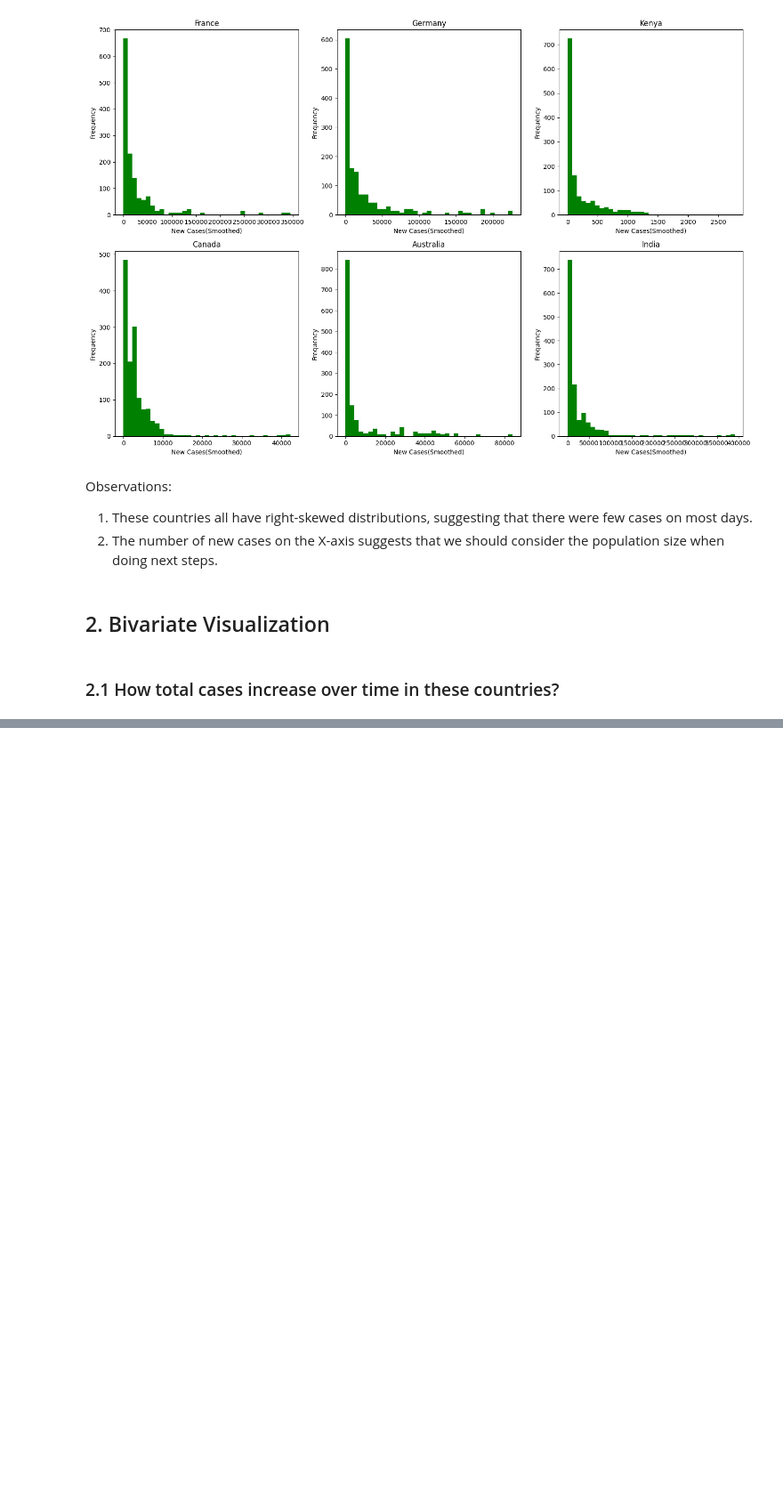
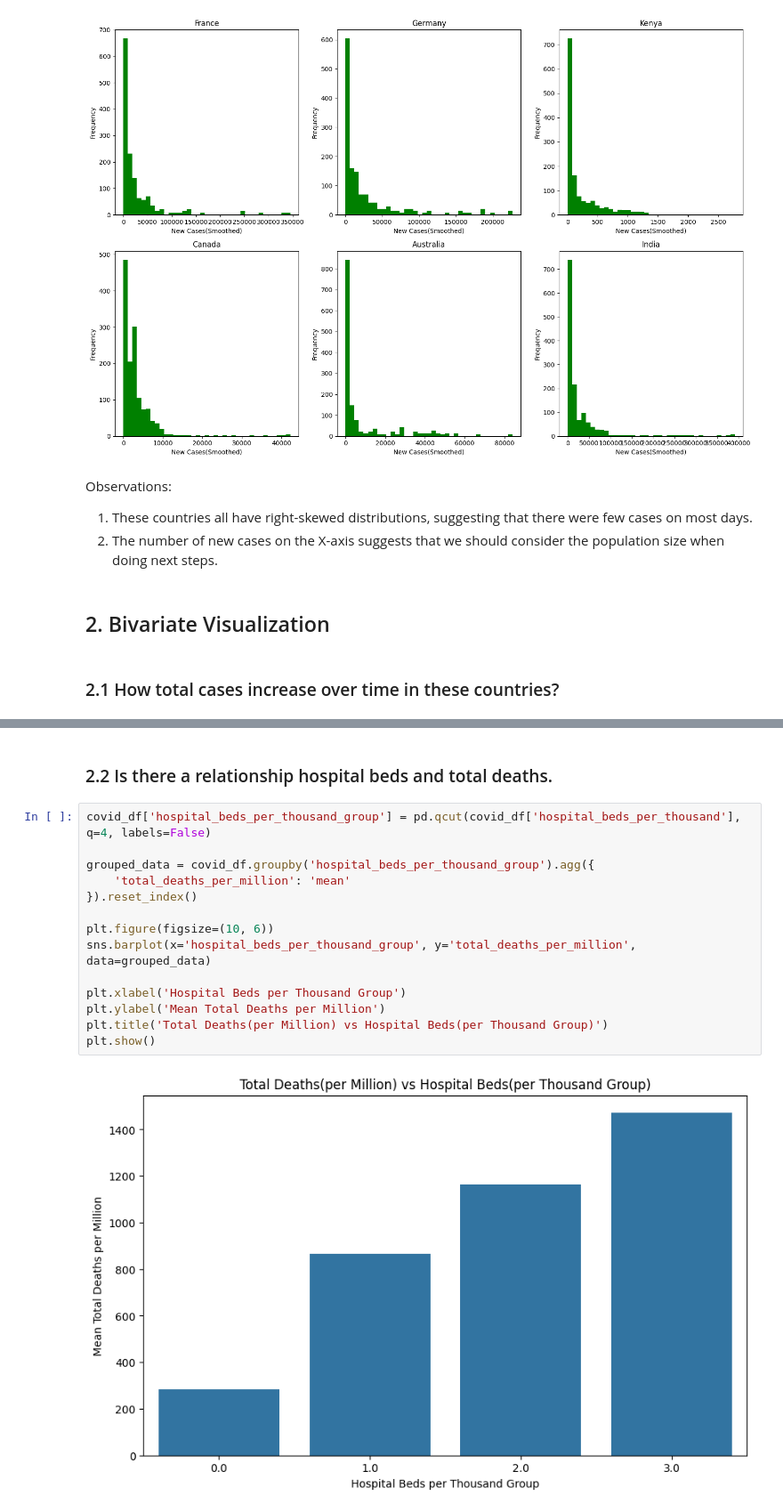
Before and after one commit to fengyu20/covid_data_analysis, a Jupyter notebook: covid_analysis.ipynb, the cells around one changed output, grey strips where cells are left out. Shown at 89% size. Saved outputs shown, nothing was run; the diff lists cells and outputs as text; blank space fills up the shorter version.

```diff
--- a/covid_analysis.ipynb
+++ b/covid_analysis.ipynb
@@ -185,0 +187,18 @@ Observation:
+# %% [markdown]
+### 2.2 Is there a relationship hospital beds and total deaths.
+# %%
+covid_df['hospital_beds_per_thousand_group'] = pd.qcut(covid_df['hospital_beds_per_thousand'], q=4, labels=False)
+
+grouped_data = covid_df.groupby('hospital_beds_per_thousand_group').agg({
+    'total_deaths_per_million': 'mean'
+}).reset_index()
+
+plt.figure(figsize=(10, 6))
+sns.barplot(x='hospital_beds_per_thousand_group', y='total_deaths_per_million', data=grouped_data)
+
+plt.xlabel('Hospital Beds per Thousand Group')
+plt.ylabel('Mean Total Deaths per Million')
+plt.title('Total Deaths(per Million) vs Hospital Beds(per Thousand Group)')
+plt.show()
+# %% [output]
+[figure, added]
```
Also changed, not shown: parts of 15 cells of this notebook.
